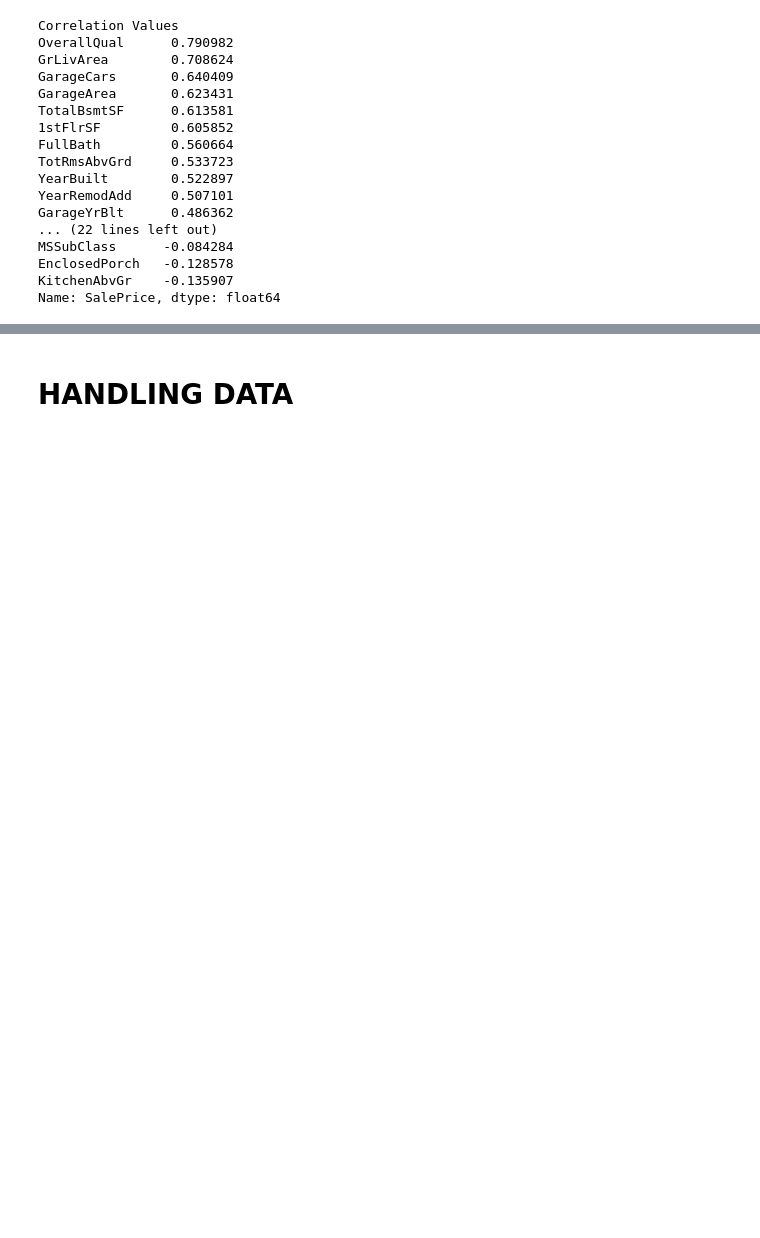
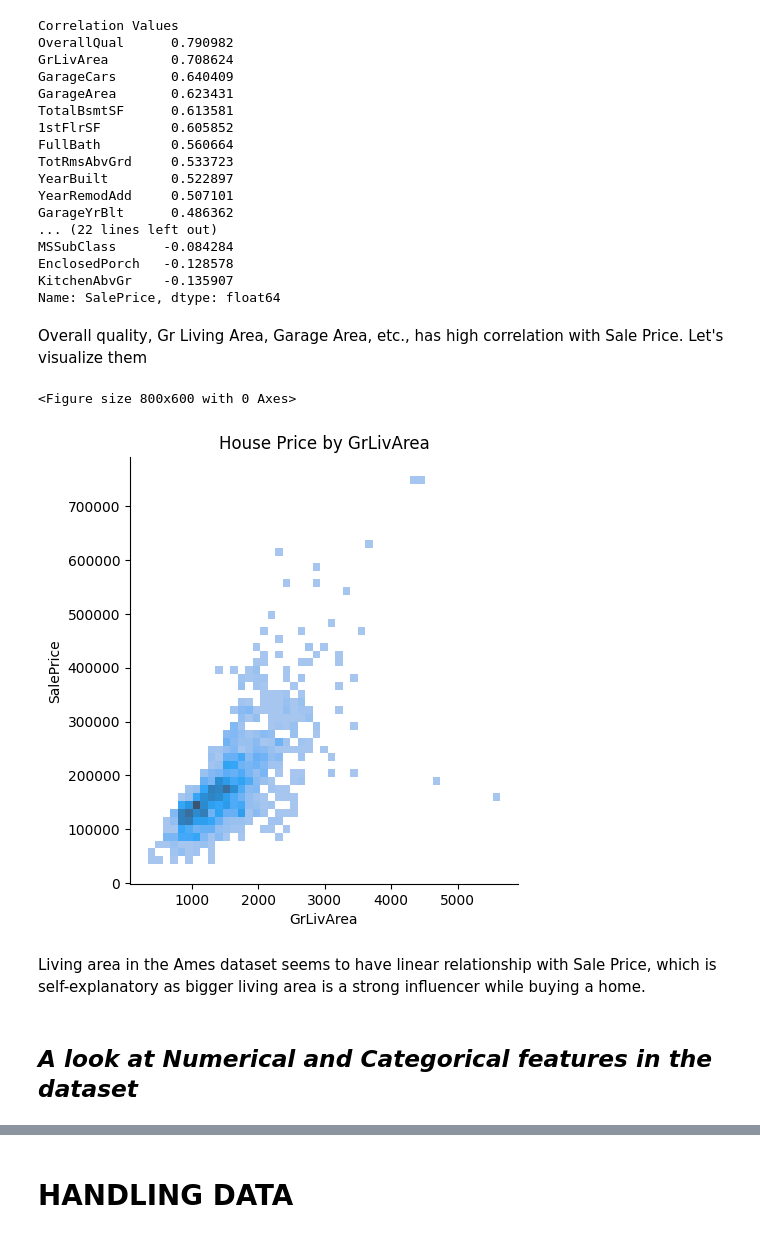
Before and after one commit to ManishaRao06/House-Prices-ML-Model, a Jupyter notebook: ML model final (1).ipynb, the cells around one changed output, grey strips where cells are left out. Cells and saved outputs as stored; diff of their text form; code cells hidden in the pictures; blank space fills up the shorter version.

```diff
--- a/ML model final (1).ipynb
+++ b/ML model final (1).ipynb
@@ -121,3 +213,16 @@ MSSubClass      -0.084284
 EnclosedPorch   -0.128578
 KitchenAbvGr    -0.135907
 Name: SalePrice, dtype: float64
+# %% [markdown]
+Overall quality, Gr Living Area, Garage Area, etc., has high correlation with Sale Price. Let's visualize them
+# %%
+plt.figure(figsize=(8, 6))
+sns.displot(x='GrLivArea', y='SalePrice', data=train_data, palette='GnBu')
+title = plt.title('House Price by GrLivArea')
+# %% [output]
+<Figure size 800x600 with 0 Axes>
+[figure, added]
+# %% [markdown]
+Living area in the Ames dataset seems to have linear relationship with Sale Price, which is self-explanatory as bigger living area is a strong influencer while buying a home.
+# %% [markdown]
+## ***A look at Numerical and Categorical features in the dataset***
```
Also changed, not shown: parts of 19 cells of this notebook.
